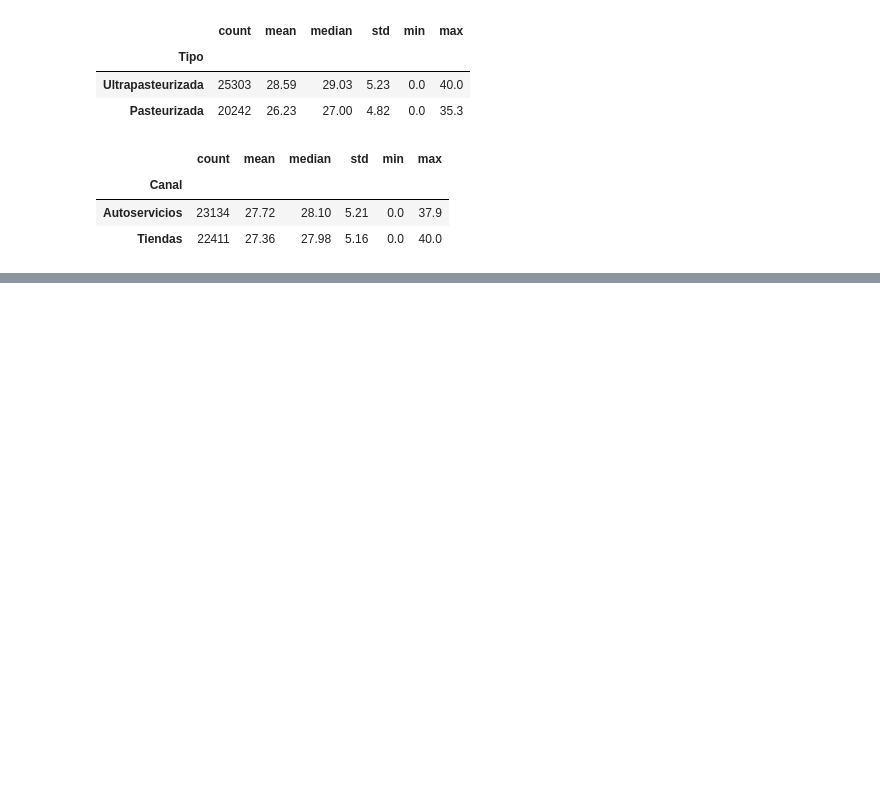
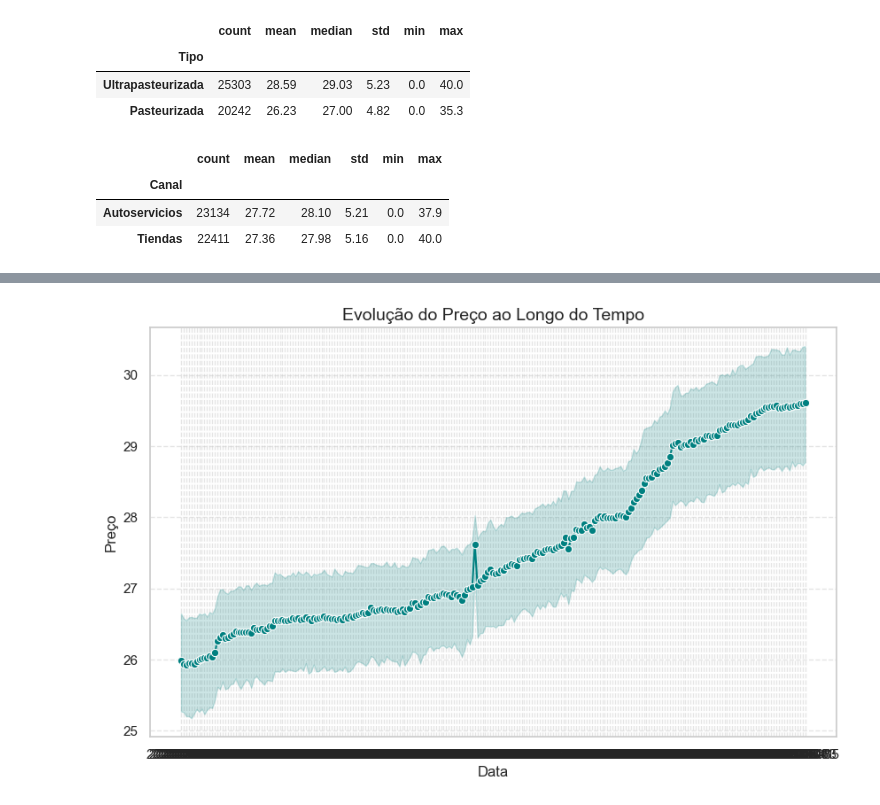
Before and after one commit to Vanessa186578/Projeto-Aplicado-I, a Jupyter notebook: notebooks/AED.ipynb, the cells around one changed output, grey strips where cells are left out. Drawn from its saved outputs; the diff is of its cells as text; code cells hidden in the pictures; blank space fills up the shorter version.

```diff
--- a/notebooks/AED.ipynb
+++ b/notebooks/AED.ipynb
@@ -306,0 +161,14 @@ else:
+# %%
+df = df.sort_values('Fecha')
+
+# Cria o gráfico de linha
+plt.figure(figsize=(10,6))
+sns.lineplot(data=df, x='Fecha', y='Precio', marker='o', color='teal')
+
+plt.title('Evolução do Preço ao Longo do Tempo', fontsize=14)
+plt.xlabel('Data')
+plt.ylabel('Preço')
+plt.grid(True, linestyle='--', alpha=0.5)
+plt.show()
+# %% [output]
+[figure, added]
```
Also changed, not shown: parts of 3 cells of this notebook.
